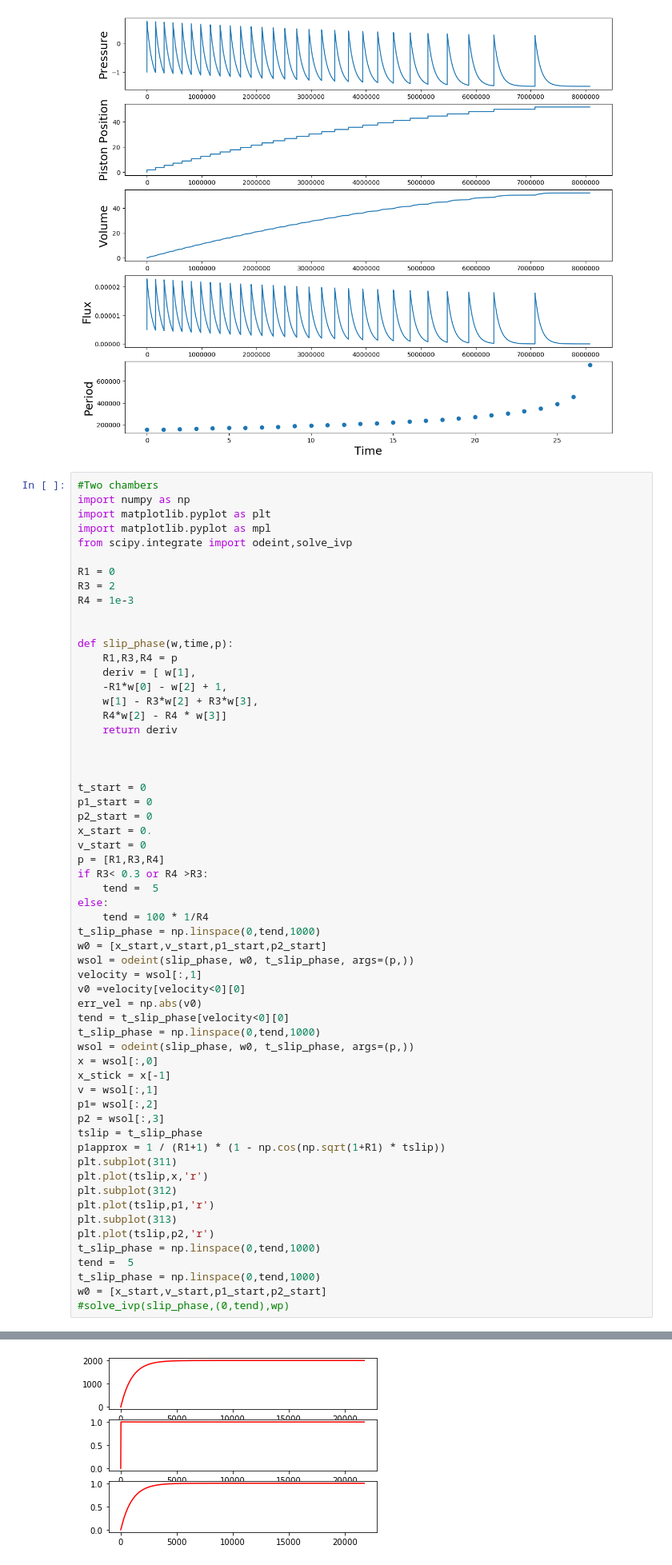
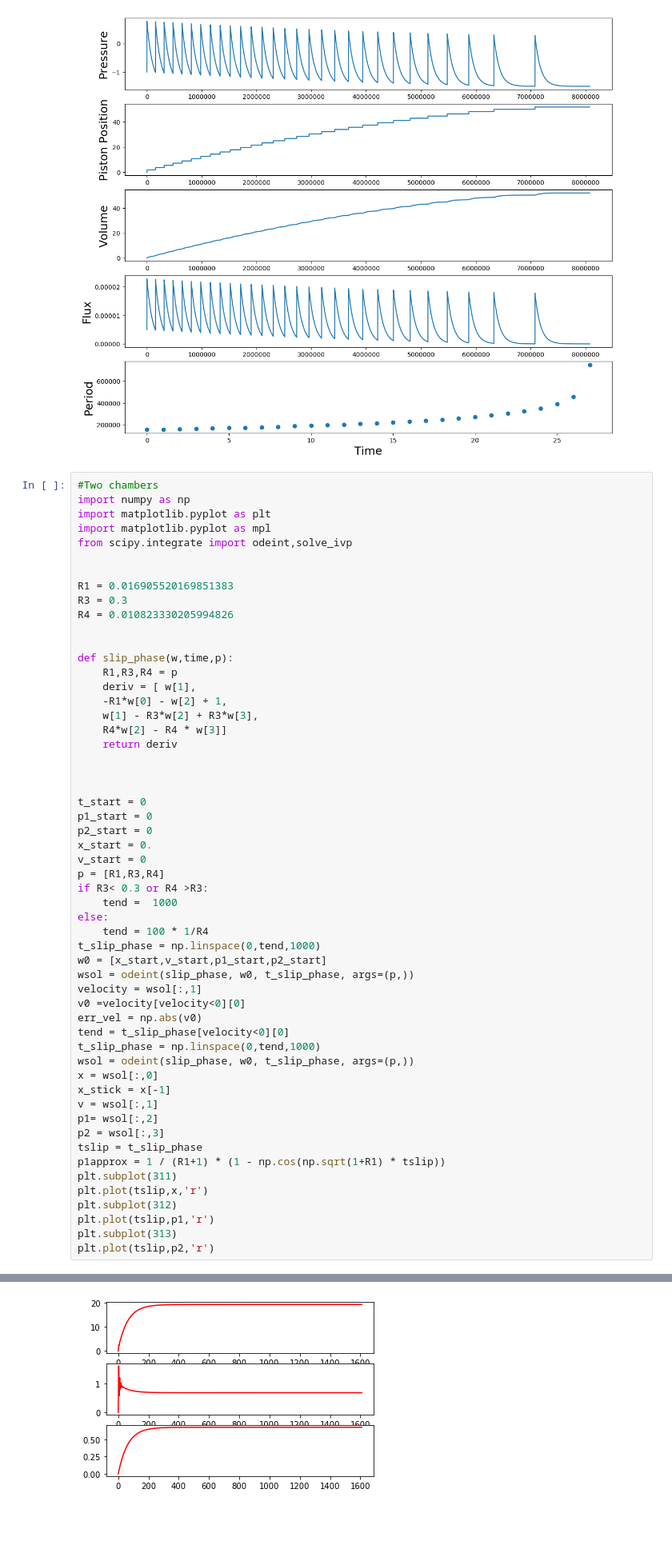
Before and after one commit to alberoman/kila_codes, a Jupyter notebook: model/notebook/piston_system_isotsasy_solver.ipynb, the cells around one changed output, grey strips where cells are left out. Shown: that part at 80% size. Cells and saved outputs as stored; diff of their text form; blank space fills up the shorter version.

```diff
--- a/model/notebook/piston_system_isotsasy_solver.ipynb
+++ b/model/notebook/piston_system_isotsasy_solver.ipynb
@@ -165,9 +165,10 @@ import matplotlib.pyplot as plt
 import matplotlib.pyplot as mpl
 from scipy.integrate import odeint,solve_ivp
 
-R1 = 0
-R3 = 2
-R4 = 1e-3
+
+R1 = 0.016905520169851383
+R3 = 0.3
+R4 = 0.010823330205994826
 
 
 def slip_phase(w,time,p):
@@ -187,7 +188,7 @@ x_start = 0.
 v_start = 0
 p = [R1,R3,R4]
 if R3< 0.3 or R4 >R3:
-    tend =  5
+    tend =  1000
 else:
     tend = 100 * 1/R4
 t_slip_phase = np.linspace(0,tend,1000)
@@ -212,9 +213,4 @@ plt.subplot(312)
 plt.plot(tslip,p1,'r')
 plt.subplot(313)
 plt.plot(tslip,p2,'r')
-t_slip_phase = np.linspace(0,tend,1000)
-tend =  5
-t_slip_phase = np.linspace(0,tend,1000)
-w0 = [x_start,v_start,p1_start,p2_start]
-#solve_ivp(slip_phase,(0,tend),wp)
 # %% [output]
@@ -221 +218 @@ w0 = [x_start,v_start,p1_start,p2_start]
-[figure, old version]
+[figure, new version]
```
Also changed, not shown: parts of 3 cells of this notebook, 3 other files.
